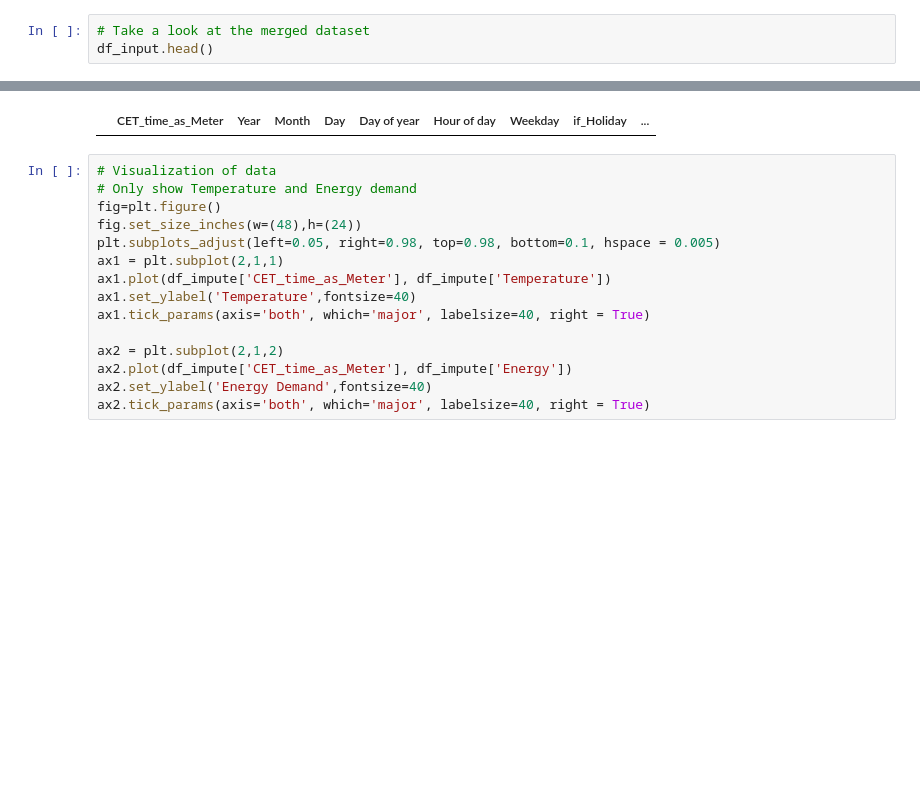
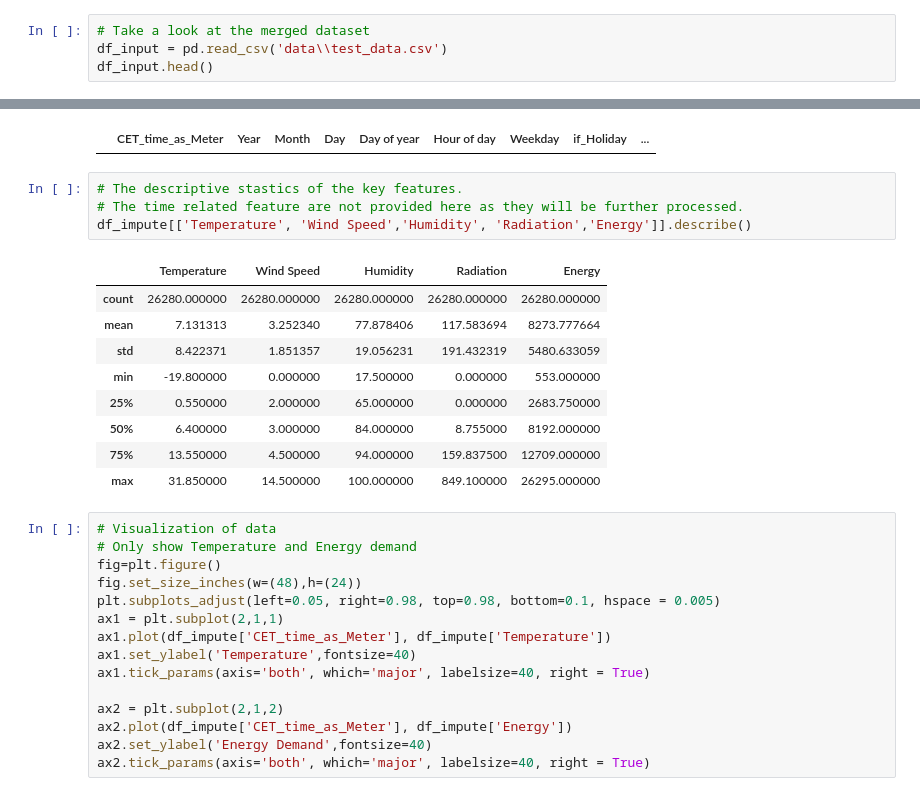
Before and after one commit to hellogaga/energy_prediction, a Jupyter notebook: Energy_prediction_training.ipynb, the cells around one changed output, grey strips where cells are left out. Cells and saved outputs as stored; diff of their text form; blank space fills up the shorter version.

```diff
--- a/Energy_prediction_training.ipynb
+++ b/Energy_prediction_training.ipynb
@@ -276,6 +287,7 @@ preparing the dataset for energy prediciton model
 data is saving to test_data.csv
 # %%
 # Take a look at the merged dataset
+df_input = pd.read_csv('data\\test_data.csv')
 df_input.head()
 # %% [output]
 |  | CET_time_as_Meter | Year | Month | Day | Day of year | Hour of day | Weekday | if_Holiday | ... |
@@ -366,6 +378,20 @@ df_impute = impute_nan(df_input)
 df_impute.loc[df_impute.isna().sum(axis=1) > 0]
 # %% [output]
 |  | CET_time_as_Meter | Year | Month | Day | Day of year | Hour of day | Weekday | if_Holiday | ... |
+# %%
+# The descriptive stastics of the key features.
+# The time related feature are not provided here as they will be further processed.
+df_impute[['Temperature', 'Wind Speed','Humidity', 'Radiation','Energy']].describe()
+# %% [output]
+|  | Temperature | Wind Speed | Humidity | Radiation | Energy |
+| count | 26280.000000 | 26280.000000 | 26280.000000 | 26280.000000 | 26280.000000 |
+| mean | 7.131313 | 3.252340 | 77.878406 | 117.583694 | 8273.777664 |
+| std | 8.422371 | 1.851357 | 19.056231 | 191.432319 | 5480.633059 |
+| min | -19.800000 | 0.000000 | 17.500000 | 0.000000 | 553.000000 |
+| 25% | 0.550000 | 2.000000 | 65.000000 | 0.000000 | 2683.750000 |
+| 50% | 6.400000 | 3.000000 | 84.000000 | 8.755000 | 8192.000000 |
+| 75% | 13.550000 | 4.500000 | 94.000000 | 159.837500 | 12709.000000 |
+| max | 31.850000 | 14.500000 | 100.000000 | 849.100000 | 26295.000000 |
 # %%
 # Visualization of data
 # Only show Temperature and Energy demand
```
Also changed, not shown: parts of 17 cells of this notebook, 3 other files.
